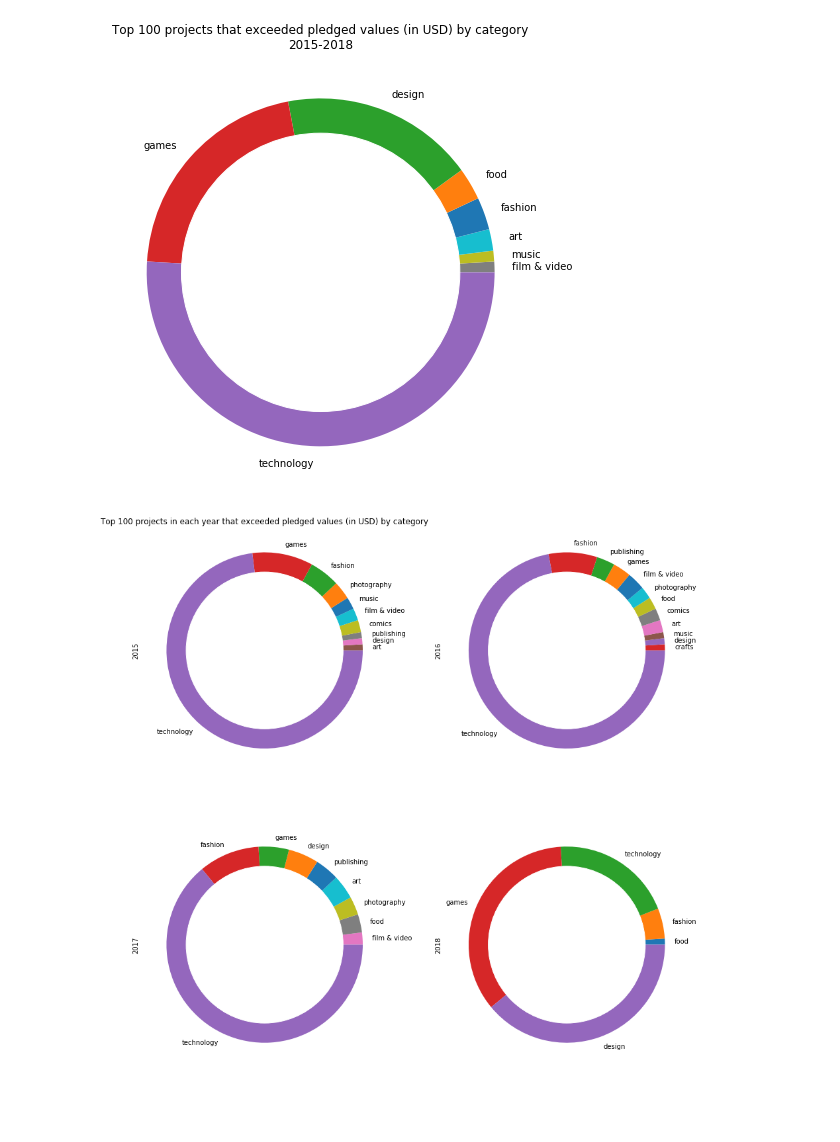
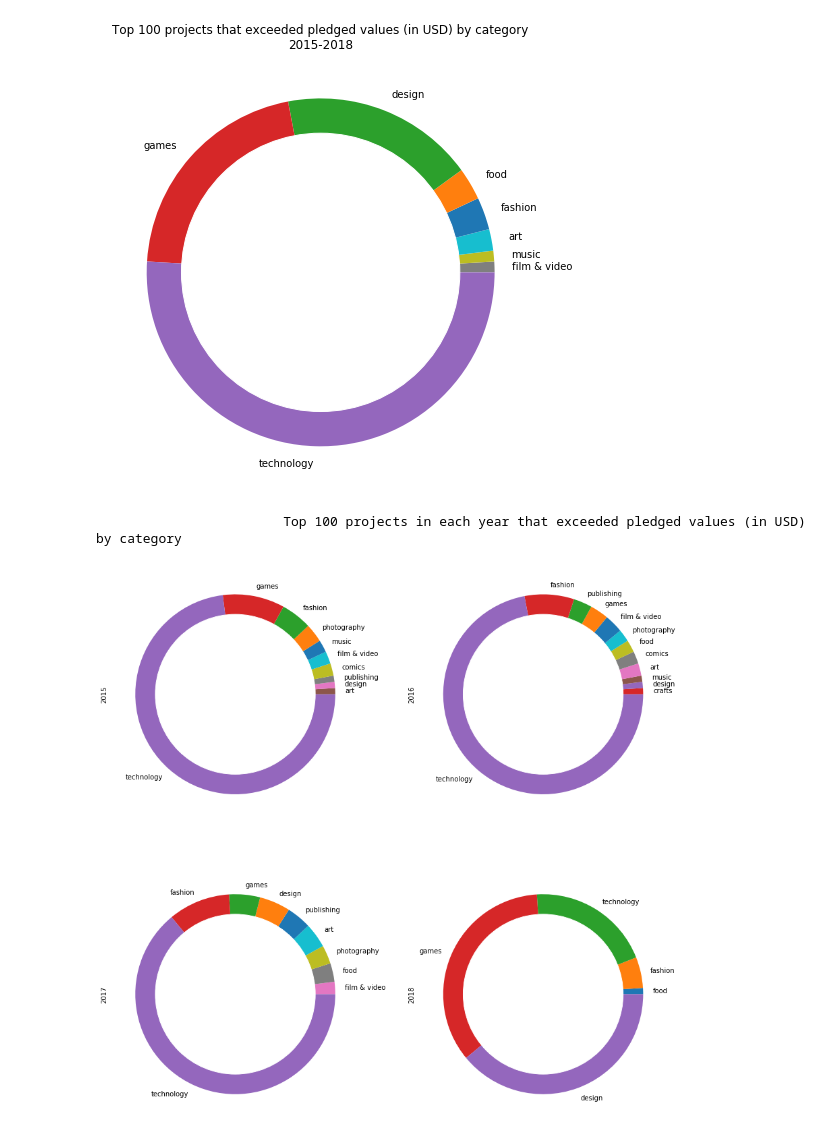
Before and after one commit to PonyCony/happy_kickstarters, a Jupyter notebook: Happy_Kickstarters.ipynb, the cells around one changed output. Drawn from its saved outputs; the diff is of its cells as text; code cells hidden in the pictures; blank space fills up the shorter version.

```diff
--- a/Happy_Kickstarters.ipynb
+++ b/Happy_Kickstarters.ipynb
@@ -167,0 +189,4 @@ hap.region = hap.region.ffill()
+# %%
+hap['year'] = hap.year.astype(int)
+hap['region'] = hap.region.astype('category')
+hap.info()
@@ -287,7 +386,7 @@ switcher = {0: ['orange', 'gray', 'yellow', 'blue', 'red'],
             3: ['green', 'blue', 'yellow', 'gray', 'orange']}
 for n in range(4):
     plt.subplot(4,1,n+1)
-    top5[top5.year == str(2015+n)].set_index('country')['happiness'].plot(kind='barh', figsize=(10,10),
+    top5[top5.year == (2015+n)].set_index('country')['happiness'].plot(kind='barh', figsize=(10,10),
                                                                          color=switcher.get(n), alpha=0.6)
     if n==0: plt.title('Top 5 countries by happiness in each year')
     plt.ylabel(str(2015+n))
@@ -375,14 +509,15 @@ plt.show()
 # %% [output]
 [figure]
 # %%
+print('\t\t\tTop 100 projects in each year that exceeded pledged values (in USD) by category')
 for n in range(4):
     plt.subplot(2,2,n+1)
     sub_df[sub_df.launched_at == (2015+n)].nlargest(100, 'exceeded_usd').reset_index().groupby('main_category').\
-      exceeded_pct.count().sort_values().plot.pie(figsize=(15,15))
-    if n==0: plt.title('Top 100 projects in each year that exceeded pledged values (in USD) by category')
+      exceeded_usd.count().sort_values().plot.pie(figsize=(15,15))
     plt.ylabel(str(2015+n))
     my_circle=plt.Circle( (0,0), 0.8, color='white')
     plt.gcf().gca().add_artist(my_circle)
 plt.show()
 # %% [output]
+                        Top 100 projects in each year that exceeded pledged values (in USD) by category
-[figure, old version]
+[figure, new version]
```
Also changed, not shown: parts of 23 cells of this notebook.
